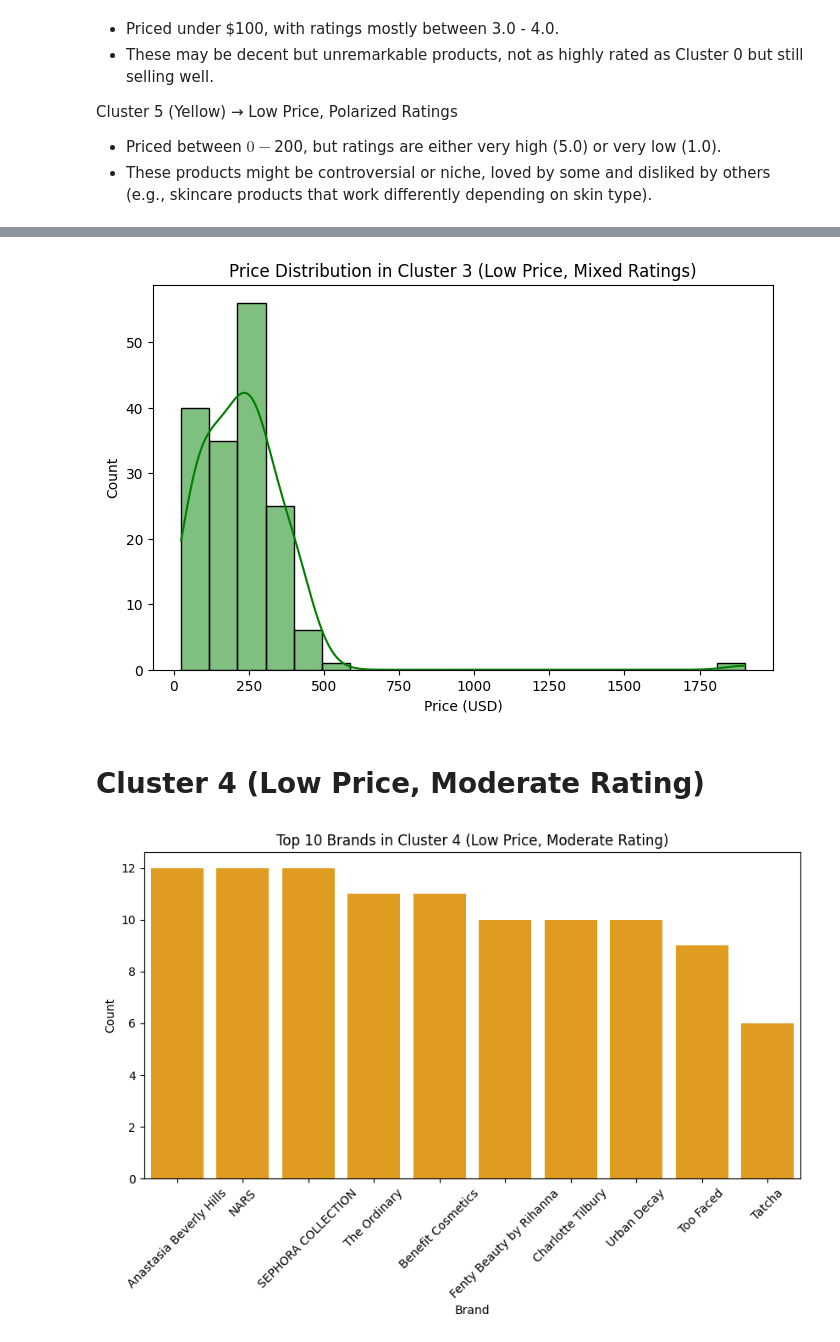
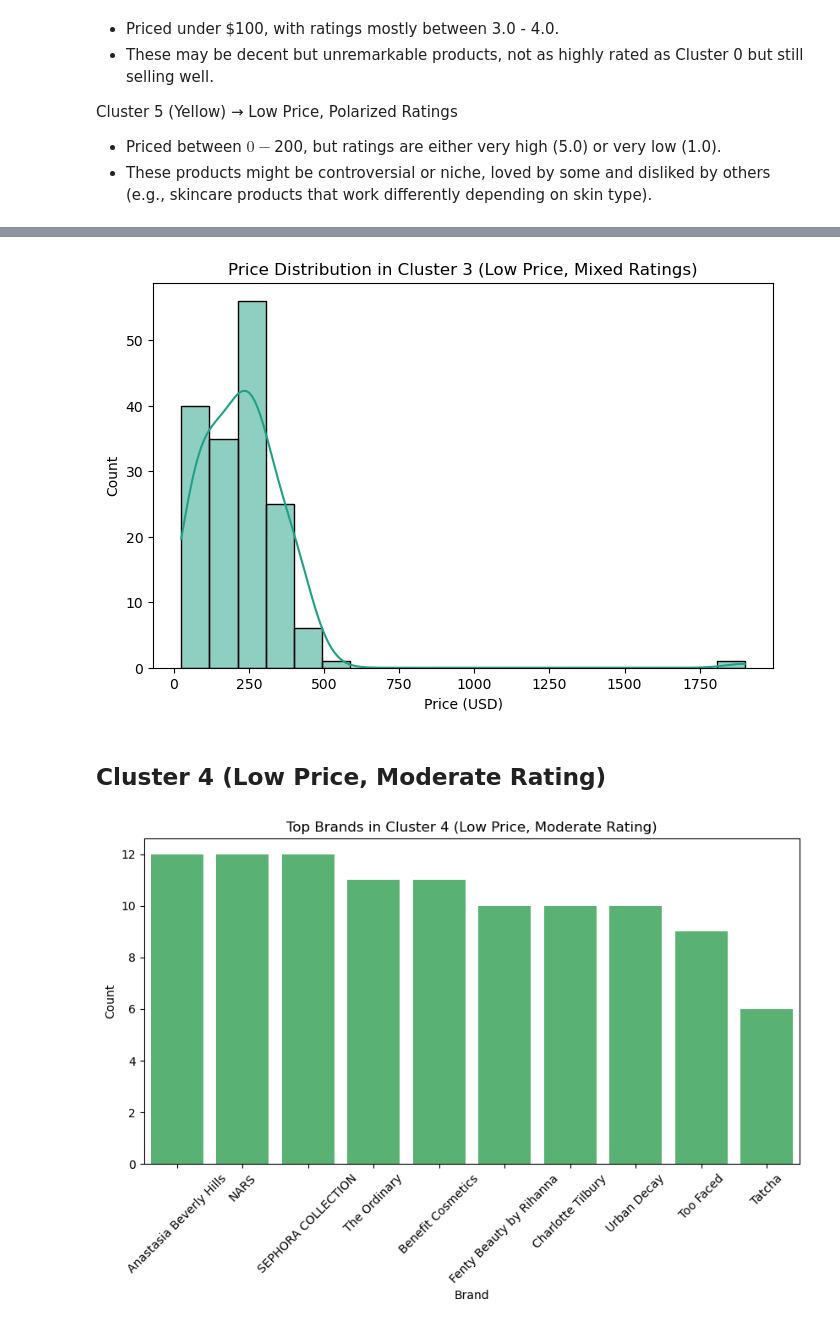
Before and after one commit to r41ss4/rennes_ds, a Jupyter notebook: notebooks_analysis/Clustering.ipynb, the cells around one changed output, grey strips where cells are left out. Cells and saved outputs as stored; diff of their text form; code cells hidden in the pictures.

```diff
--- a/notebooks_analysis/Clustering.ipynb
+++ b/notebooks_analysis/Clustering.ipynb
@@ -7,7 +7,7 @@ import matplotlib.pyplot as plt
 from textblob import TextBlob
 # %%
 # Read df of products
-df_prod = pd.read_csv('https://raw.githubusercontent.com/r41ss4/rennes_ds/refs/heads/main/data/raw/raw_products.csv')
+df_prod = pd.read_csv('https://raw.githubusercontent.com/r41ss4/rennes_ds/refs/heads/main/data/clean/clean_products.csv')
 df_prod.head(5)
 # %% [output]
 |  | product_id | product_name | brand_id | brand_name | loves_count | rating | reviews | size | ... |
@@ -266,3 +79,3 @@ memory usage: 1.7+ MB
 # %%
 # Choosing the features
-features = clean_datan1[['price_usd', 'value_price_usd', 'sale_price_usd','loves_count', 'reviews','rating']]
+features = df_prod[['price_usd', 'value_price_usd', 'sale_price_usd','loves_count', 'reviews','rating']]
@@ -347,4 +149,4 @@ plt.show()
 # %%
 # k is 6 (based on the elbow method result)
 kmeans = KMeans(n_clusters=6, random_state=42)
-clean_datan1['cluster'] = kmeans.fit_predict(scaled_features)
+df_prod['cluster'] = kmeans.fit_predict(scaled_features)
@@ -558,29 +338,29 @@ plt.show()
 # %%
-### Price Distribution in Cluster 3 ###
+# Plot Price Distribution in Cluster 3
 plt.figure(figsize=(8, 5))
-sb.histplot(cluster_3['price_usd'], bins=20, kde=True, color="green")
+sb.histplot(cluster_3['price_usd'], bins=20, kde=True, color=sb.color_palette("viridis")[3])
 plt.xlabel("Price (USD)")
 plt.ylabel("Count")
 plt.title("Price Distribution in Cluster 3 (Low Price, Mixed Ratings)")
 plt.show()
 # %% [output]
-[figure, old version]
+[figure, new version]
 # %% [markdown]
-# Cluster 4 (Low Price, Moderate Rating)
+## Cluster 4 (Low Price, Moderate Rating)
 # %%
+# Plot Top Brands in Cluster 4
 # Filter Cluster 4
-cluster_4 = clean_datan1[clean_datan1['cluster'] == 4]
+cluster_4 = df_prod[df_prod['cluster'] == 4]
+top_c4 = cluster_4['brand_name'].value_counts().head(10)
 
-###Top 10 Brands in Cluster 4 ###
-top_10_brands_c4 = cluster_4['brand_name'].value_counts().head(10)
-
+# Plot Results
 plt.figure(figsize=(10, 5))
-sb.barplot(x=top_10_brands_c4.index, y=top_10_brands_c4.values, color="orange")
+sb.barplot(x=top_c4.index, y=top_c4.values, color=sb.color_palette("viridis")[4])
 plt.xticks(rotation=45)
 plt.xlabel("Brand")
 plt.ylabel("Count")
-plt.title("Top 10 Brands in Cluster 4 (Low Price, Moderate Rating)")
+plt.title("Top Brands in Cluster 4 (Low Price, Moderate Rating)")
 plt.show()
 # %% [output]
-[figure, old version]
+[figure, new version]
 # %%
```
Also changed, not shown: parts of 56 cells of this notebook.
